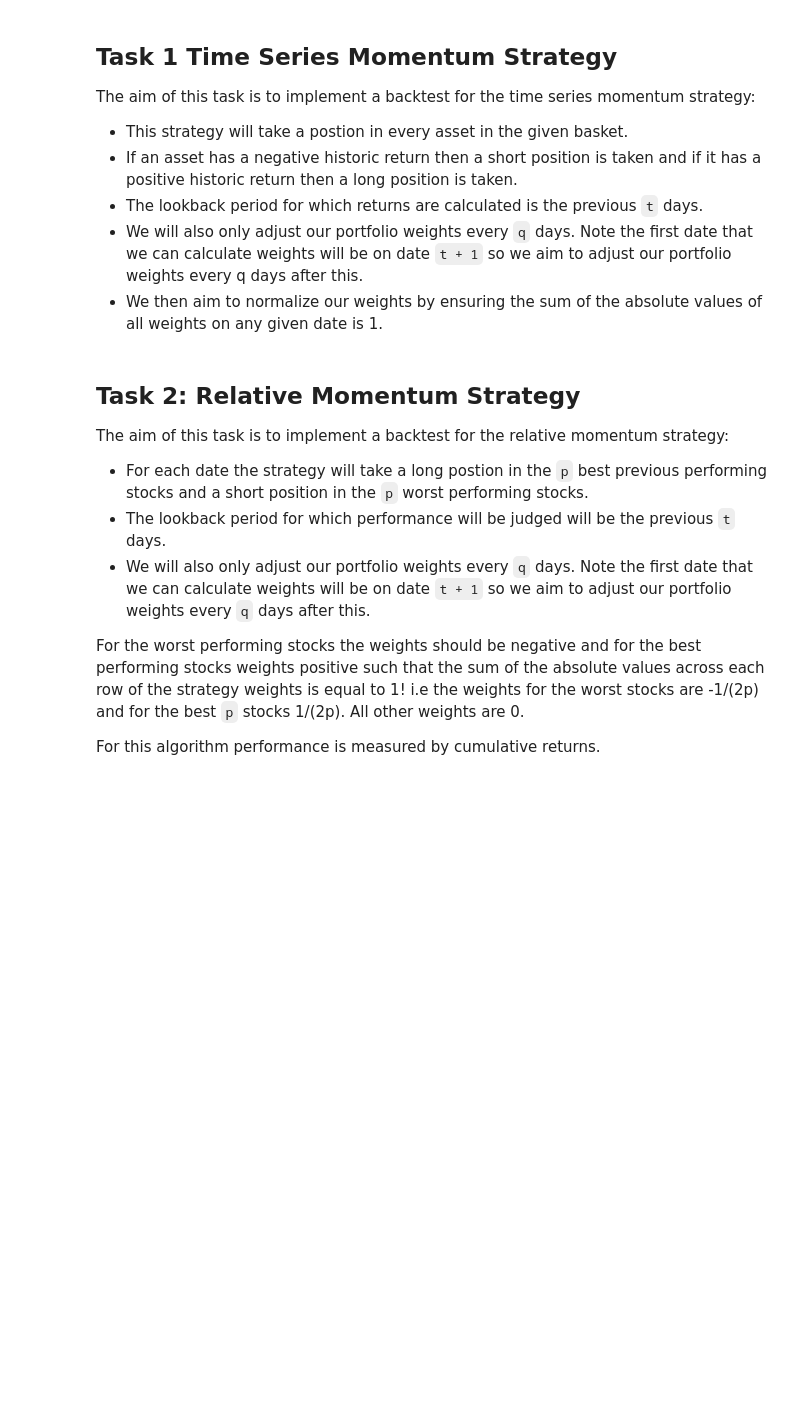
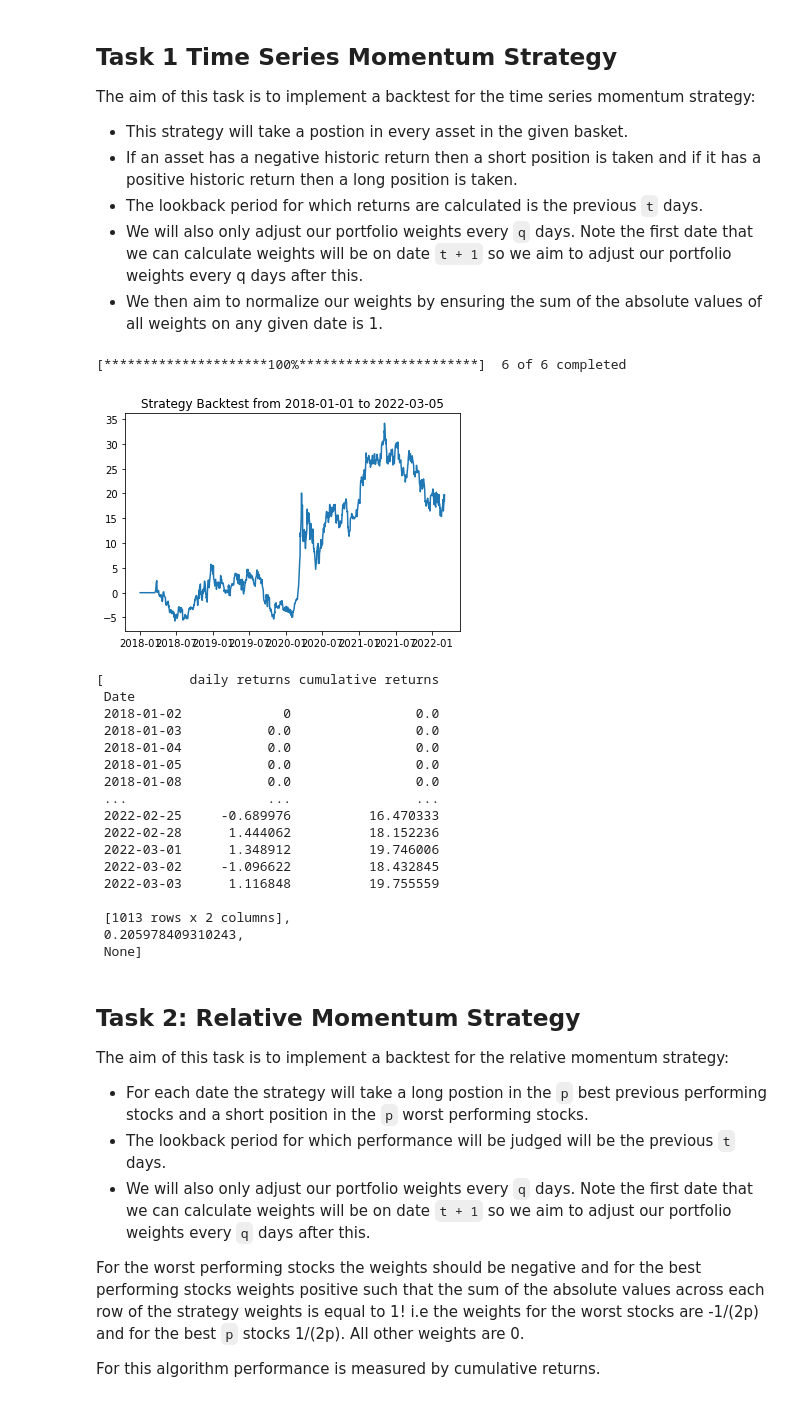
Before and after one commit to bet20ICL/stec, a Jupyter notebook: STEC_lecture1_student_copy_final.ipynb, the cells around one changed output. Saved outputs shown, nothing was run; the diff lists cells and outputs as text; code cells hidden in the pictures; blank space fills up the shorter version.

```diff
--- a/STEC_lecture1_student_copy_final.ipynb
+++ b/STEC_lecture1_student_copy_final.ipynb
@@ -185,6 +221,8 @@ class StrategyTimeSeriesMomentum(Strategies):
     """
     def backtest(self, start_date, end_date, q=10, t=50):
       # imports all code from the parent class
+      self.q = q
+      self.t = t
       Strategies.backtest(self, start_date, end_date)
       # USE A FOR LOOP to loop through all remaining time vals
       # hint start at time t+1 and use i as the index in the for loop
@@ -193,31 +231,55 @@ class StrategyTimeSeriesMomentum(Strategies):
         # now use an IF LOOP to test for if a given date value is a day to adjust the portfolio
         # hint use the modulo operator to compare the date to q
         ####### ENTER CODE HERE #########
-        if
-
+          if not (i-t) % q:
           # for each time step define a variable self.signals that is a pd Series with
           # index of stock codes, data equal to the percentage returns over the previous
           # t time steps.
           ####### ENTER CODE HERE #########
-
+              signals = pd.Series(data = (100*(self.data["Adj Close"][c][i-1] - self.data["Adj Close"][c][i-t])/
+                                                    self.data["Adj Close"][c][i-t] for c in self.codes), index = self.codes)
           # Now to assign a strategy weight at each time step.
           # for a row with index i assign self.strat[i][c] the value 1 for column [c]
-          # if the value of signal[c] is positive and -1 if it is negative
+          # if the value of self.signal[c] is positive and -1 if it is negative
           ###### ENTER CODE HERE #########
-
-          # normalize each row of strat such that the sum of absolute weights is 1
+              self.strat.iloc[i] = np.sign(signals)
+          # normalize each row of self.strat such that the sum of absolute weights is 1
           # also if the sum of abs weights is 0 then do nothing
           ###### ENTER CODE HERE #########
-
+              row_sum = sum((abs(self.strat[c][i]) for c in self.codes))
+              if row_sum:
+                    self.strat.iloc[i] /= row_sum
         # if the portfolio is not adjusted at time step i then do nothing
         # the ith row of self.strat should be set to the value of the (i-1)th
         ####### ENTER CODE HERE #########
+          else:
+                self.strat.iloc[i] = self.strat.iloc[i-1]
 
       return self.strat
 # %%
 ## RUN THIS FOR TESTING ##
 testTSM = StrategyTimeSeriesMomentum(["^FTSE","GC=F","ZC=F","AMZN","SIE.DE","SIEGY"])
-testTSM.evaluate("2018-01-01","2022-03-05", t=50)
+testTSM.evaluate("2018-01-01","2022-03-05", t=50, fig_other = True)
+# %% [output]
+[*********************100%***********************]  6 of 6 completed
+[figure, added]
+[           daily returns cumulative returns
+ Date
+ 2018-01-02             0                0.0
+ 2018-01-03           0.0                0.0
+ 2018-01-04           0.0                0.0
+ 2018-01-05           0.0                0.0
+ 2018-01-08           0.0                0.0
+ ...                  ...                ...
+ 2022-02-25     -0.689976          16.470333
+ 2022-02-28      1.444062          18.152236
+ 2022-03-01      1.348912          19.746006
+ 2022-03-02     -1.096622          18.432845
+ 2022-03-03      1.116848          19.755559
+
+ [1013 rows x 2 columns],
+ 0.205978409310243,
+ None]
 # %% [markdown]
 ## Task 2: Relative Momentum Strategy
 The aim of this task is to implement a backtest for the relative momentum strategy:
```
Also changed, not shown: parts of 2 cells of this notebook.
